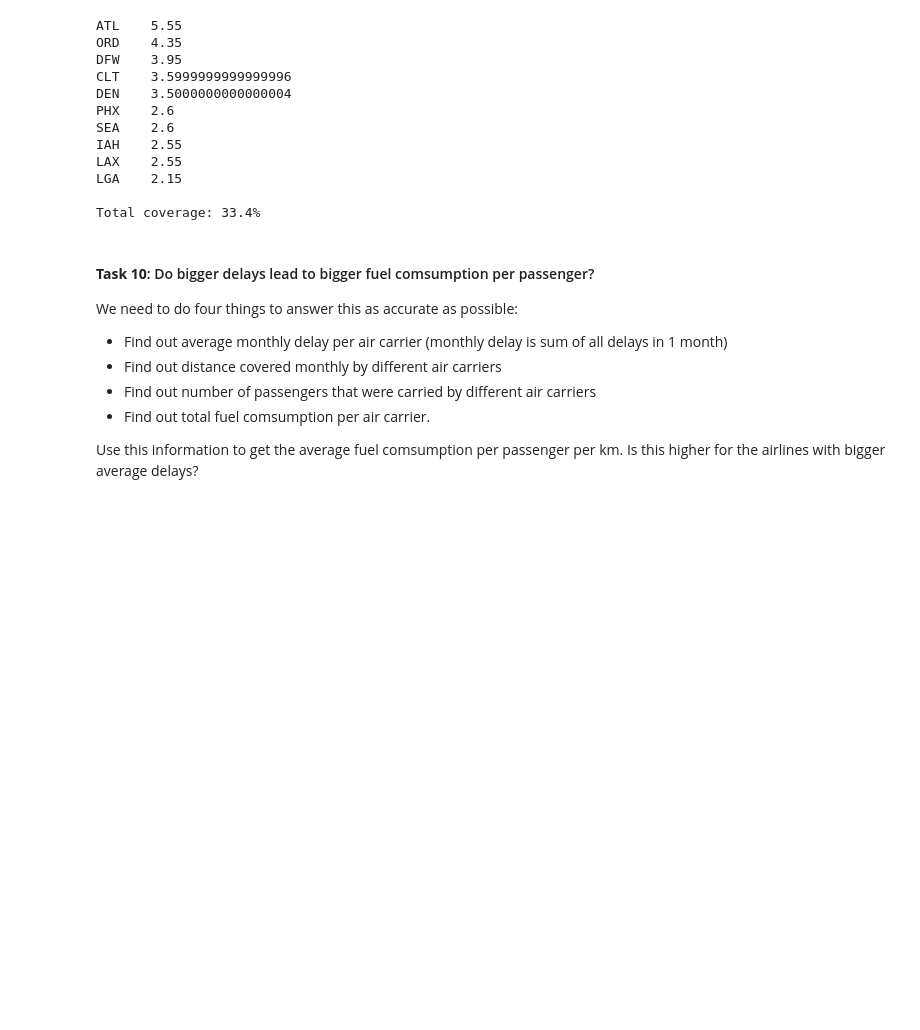
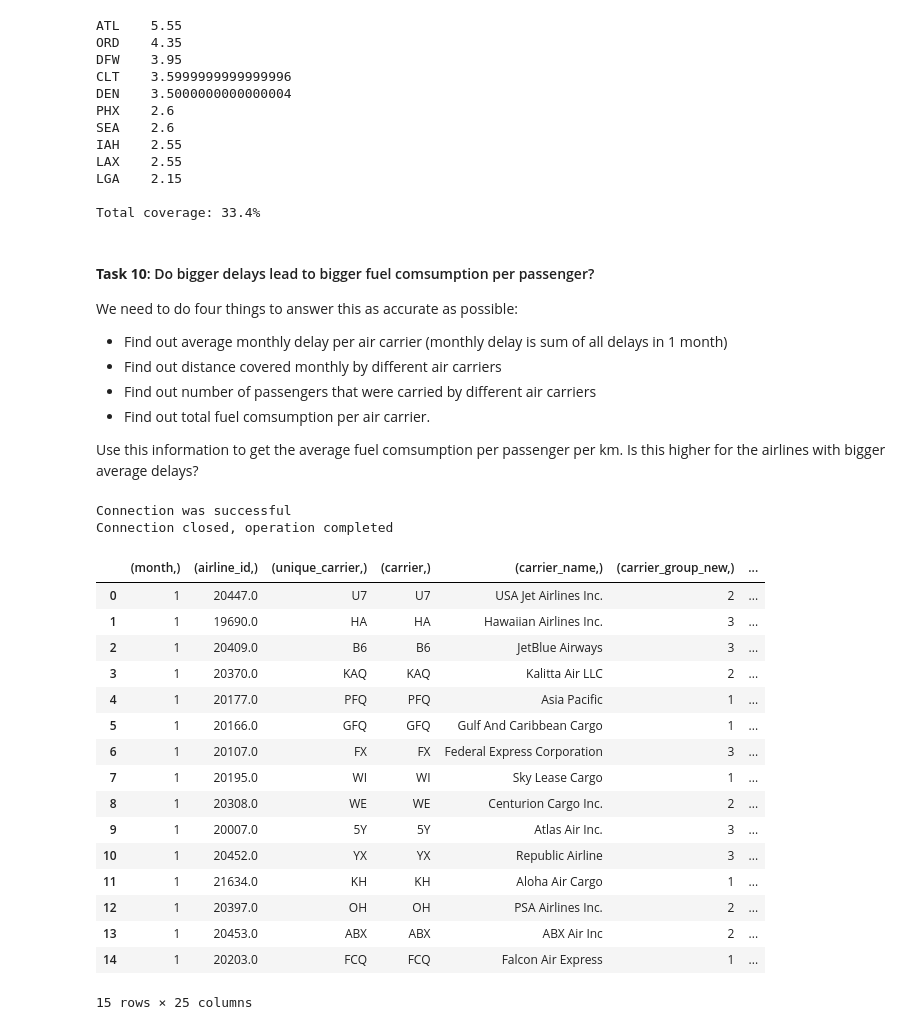
Before and after one commit to Richlorr/MidtermFlights, a Jupyter notebook: exploratory_analysis.ipynb, the cells around one changed output. Cells and saved outputs as stored; diff of their text form; code cells hidden in the pictures; blank space fills up the shorter version.

```diff
--- a/exploratory_analysis.ipynb
+++ b/exploratory_analysis.ipynb
@@ -564,0 +568,47 @@ Use this information to get the average fuel comsumption per passenger per km. I
+# %%
+connection,cursor = open_connection(params)
+
+query =  "SELECT column_name FROM information_schema.columns WHERE TABLE_NAME = 'fuel_comsumption';"
+cursor.execute(query)
+columns = cursor.fetchall()
+
+fuel_months_df = [] # Will be a list of DataFrames!!       CAREFUL this takes a couple minutes to execute, and it makes quite a few requests of the server, try to run sparingly
+
+for i in range(1,13): # months
+    query = f'''
+    SELECT * FROM fuel_comsumption
+    WHERE month = {i}
+    ORDER BY random()
+    LIMIT 15;;
+    '''
+    cursor.execute(query)
+    data = cursor.fetchall()
+    month = pd.DataFrame(data, columns=columns)
+    # month.dropna(subset=['fl_date','dep_time'], inplace=True)
+    fuel_months_df.append(month)
+
+connection.close()
+print("Connection closed, operation completed")
+# %% [output]
+Connection was successful
+Connection closed, operation completed
+# %%
+fuel_months_df[0] # List of monthly Dataframes
+# %% [output]
+|  | (month,) | (airline_id,) | (unique_carrier,) | (carrier,) | (carrier_name,) | (carrier_group_new,) | ... |
+| 0 | 1 | 20447.0 | U7 | U7 | USA Jet Airlines Inc. | 2 | ... |
+| 1 | 1 | 19690.0 | HA | HA | Hawaiian Airlines Inc. | 3 | ... |
+| 2 | 1 | 20409.0 | B6 | B6 | JetBlue Airways | 3 | ... |
+| 3 | 1 | 20370.0 | KAQ | KAQ | Kalitta Air LLC | 2 | ... |
+| 4 | 1 | 20177.0 | PFQ | PFQ | Asia Pacific | 1 | ... |
+| 5 | 1 | 20166.0 | GFQ | GFQ | Gulf And Caribbean Cargo | 1 | ... |
+| 6 | 1 | 20107.0 | FX | FX | Federal Express Corporation | 3 | ... |
+| 7 | 1 | 20195.0 | WI | WI | Sky Lease Cargo | 1 | ... |
+| 8 | 1 | 20308.0 | WE | WE | Centurion Cargo Inc. | 2 | ... |
+| 9 | 1 | 20007.0 | 5Y | 5Y | Atlas Air Inc. | 3 | ... |
+| 10 | 1 | 20452.0 | YX | YX | Republic Airline | 3 | ... |
+| 11 | 1 | 21634.0 | KH | KH | Aloha Air Cargo | 1 | ... |
+| 12 | 1 | 20397.0 | OH | OH | PSA Airlines Inc. | 2 | ... |
+| 13 | 1 | 20453.0 | ABX | ABX | ABX Air Inc | 2 | ... |
+| 14 | 1 | 20203.0 | FCQ | FCQ | Falcon Air Express | 1 | ... |
+15 rows × 25 columns
```
Also changed, not shown: parts of 1 cell of this notebook.
